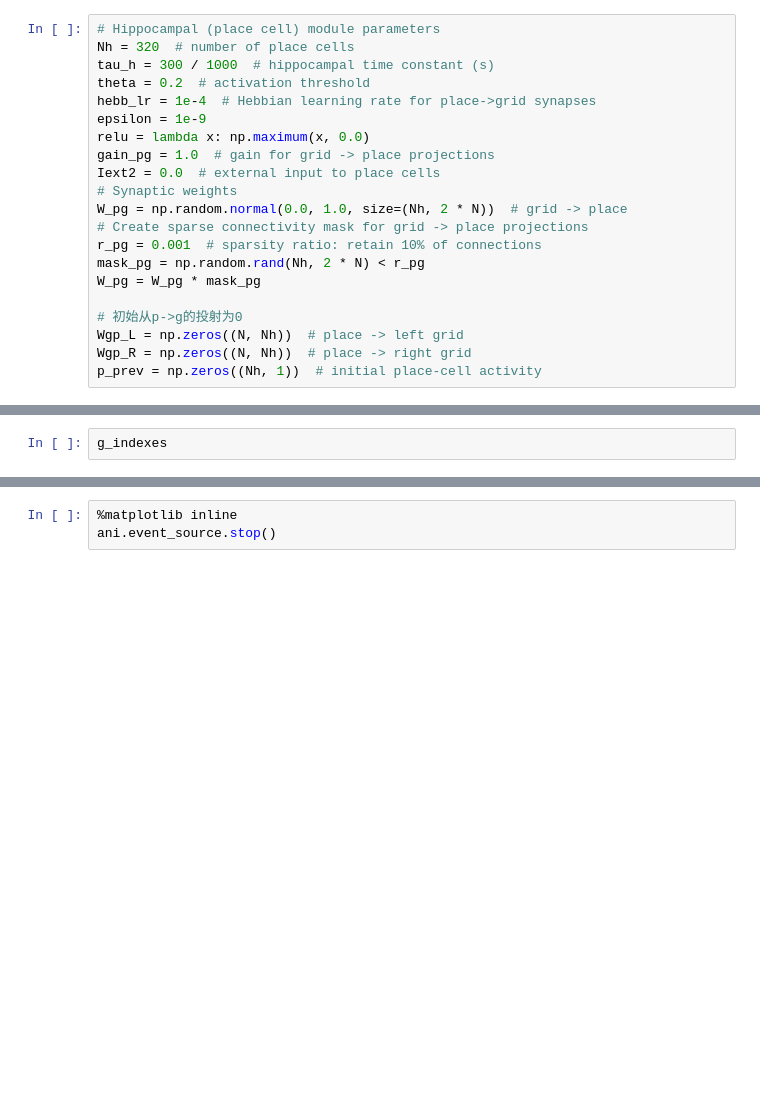
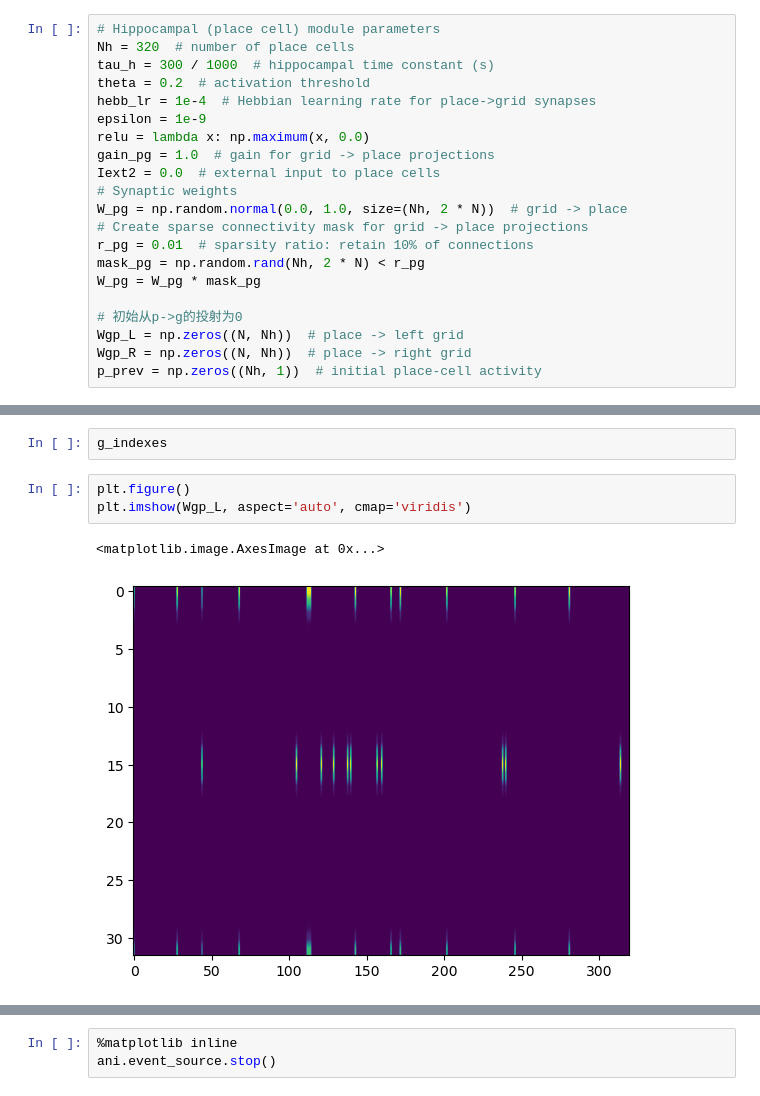
Before and after one commit to navbrainlab/VH-inspired-Reasoning-Model, a Jupyter notebook: Place-Grid-Loop/grid-place_Mul-P-learning.ipynb, the cells around one changed output, grey strips where cells are left out. Saved outputs shown, nothing was run; the diff lists cells and outputs as text; blank space fills up the shorter version.

```diff
--- a/Place-Grid-Loop/grid-place_Mul-P-learning.ipynb
+++ b/Place-Grid-Loop/grid-place_Mul-P-learning.ipynb
@@ -583,7 +555,7 @@ Iext2 = 0.0  # external input to place cells
 # Synaptic weights
 W_pg = np.random.normal(0.0, 1.0, size=(Nh, 2 * N))  # grid -> place
 # Create sparse connectivity mask for grid -> place projections
-r_pg = 0.001  # sparsity ratio: retain 10% of connections
+r_pg = 0.01  # sparsity ratio: retain 10% of connections
 mask_pg = np.random.rand(Nh, 2 * N) < r_pg
 W_pg = W_pg * mask_pg
 
@@ -1684,6 +1656,12 @@ v = 0.3*np.ones_like(x)
 ##### With feedback and Reset
 # %%
 g_indexes
+# %%
+plt.figure()
+plt.imshow(Wgp_L, aspect='auto', cmap='viridis')
+# %% [output]
+<matplotlib.image.AxesImage at 0x...>
+[figure, added]
 # %%
 T_s = min(T, 10)
 n_steps = int(T_s/dt)
```
Also changed, not shown: parts of 21 cells of this notebook, 3 other files.
